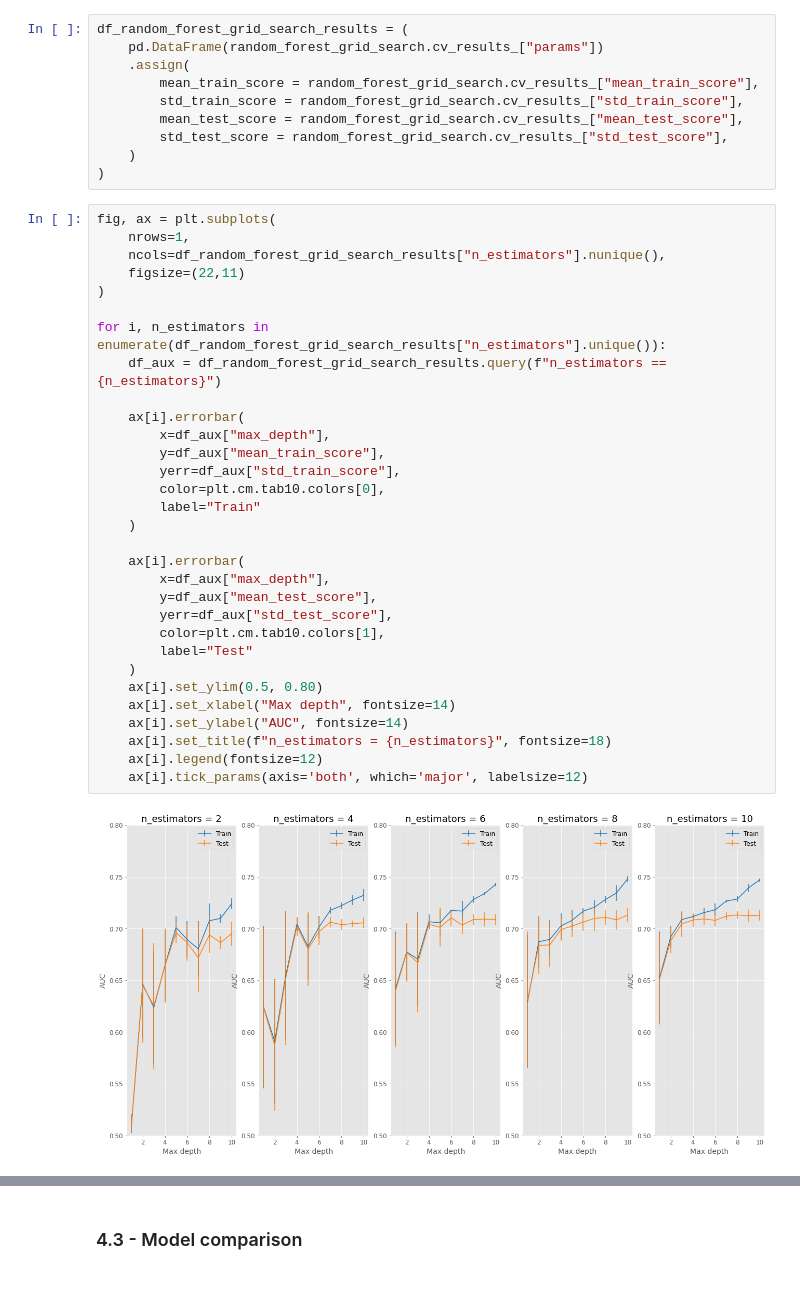
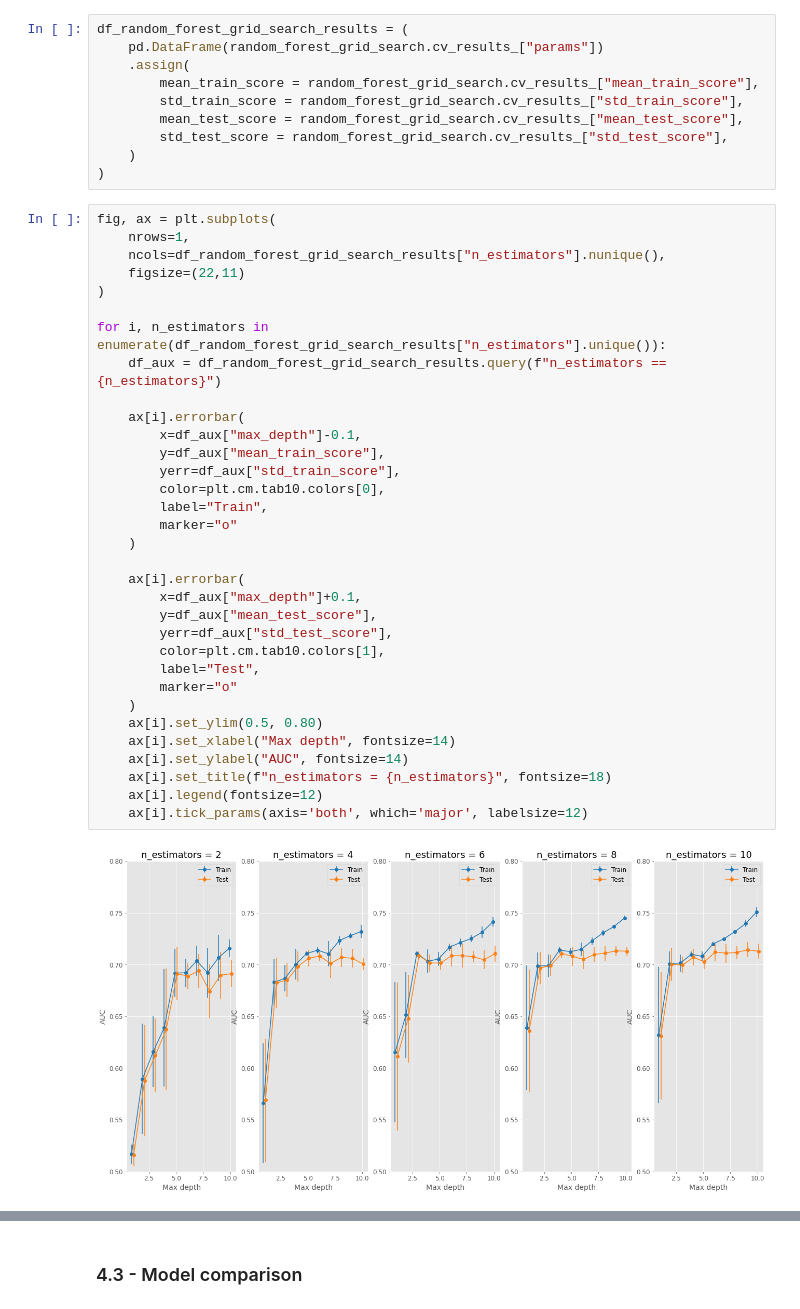
Before and after one commit to rodolfoamancio/trolley_problem, a Jupyter notebook: notebooks/trolley_problem.ipynb, the cells around one changed output, grey strips where cells are left out. Cells and saved outputs as stored; diff of their text form.

Commit message:
fixed images

```diff
--- a/notebooks/trolley_problem.ipynb
+++ b/notebooks/trolley_problem.ipynb
@@ -876,33 +880,35 @@ df_random_forest_grid_search_results = (
 # %%
 fig, ax = plt.subplots(
     nrows=1,
     ncols=df_random_forest_grid_search_results["n_estimators"].nunique(),
     figsize=(22,11)
 )
 
 for i, n_estimators in enumerate(df_random_forest_grid_search_results["n_estimators"].unique()):
     df_aux = df_random_forest_grid_search_results.query(f"n_estimators == {n_estimators}")
 
     ax[i].errorbar(
-        x=df_aux["max_depth"],
+        x=df_aux["max_depth"]-0.1,
         y=df_aux["mean_train_score"],
         yerr=df_aux["std_train_score"],
         color=plt.cm.tab10.colors[0],
-        label="Train"
+        label="Train",
+        marker="o"
     )
 
     ax[i].errorbar(
-        x=df_aux["max_depth"],
+        x=df_aux["max_depth"]+0.1,
         y=df_aux["mean_test_score"],
         yerr=df_aux["std_test_score"],
         color=plt.cm.tab10.colors[1],
-        label="Test"
+        label="Test",
+        marker="o"
     )
     ax[i].set_ylim(0.5, 0.80)
     ax[i].set_xlabel("Max depth", fontsize=14)
     ax[i].set_ylabel("AUC", fontsize=14)
     ax[i].set_title(f"n_estimators = {n_estimators}", fontsize=18)
     ax[i].legend(fontsize=12)
     ax[i].tick_params(axis='both', which='major', labelsize=12)
 # %% [output]
-[figure, old version]
+[figure, new version]
```
Also changed, not shown: parts of 6 cells of this notebook, 21 other files.
